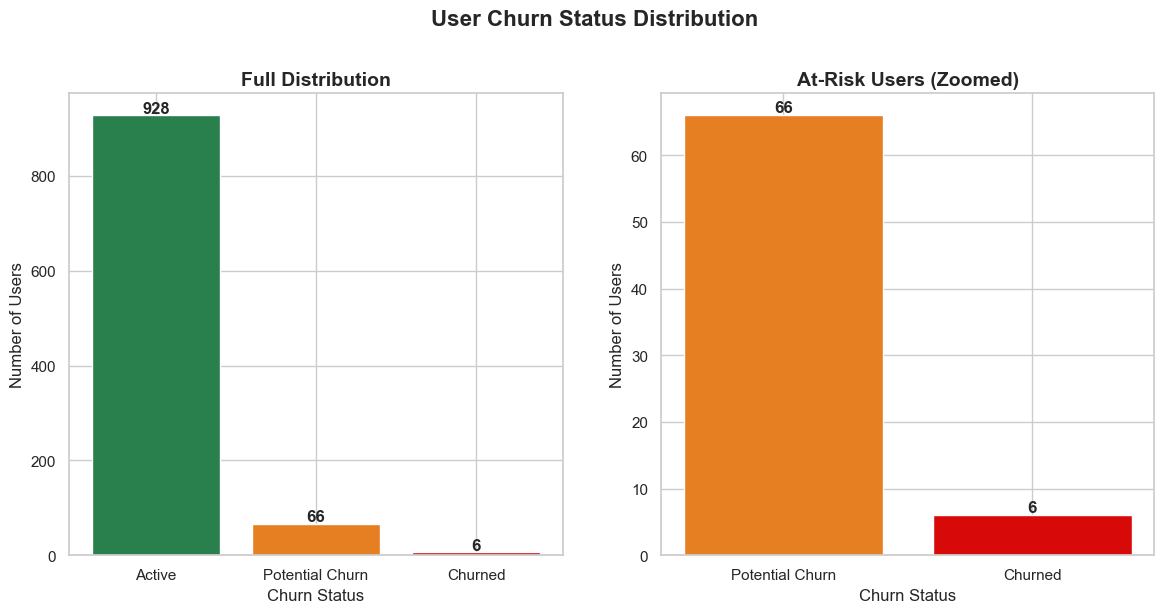
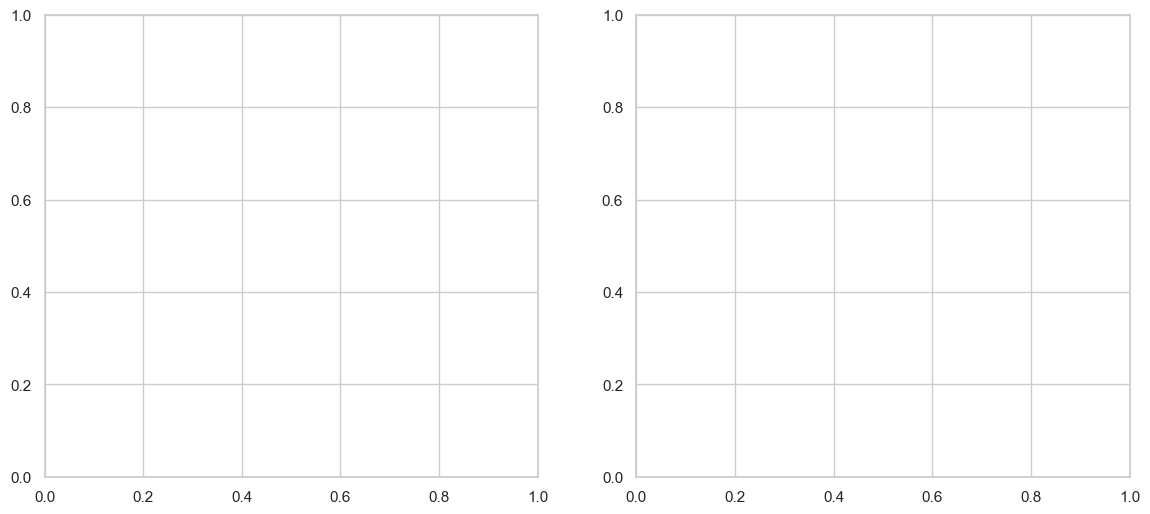
Unified diff of the notebook cell whose output changed from the first chart to the second:
--- before
+++ after
@@ -52,2 +52,4 @@
 
 fig.suptitle('User Churn Status Distribution', fontsize=16, fontweight='bold', y=1.02)
+plt.savefig(r'F:\Projects\User Retention Study\User Churn Analysis\reports\screenshots\churn_distribution.png', dpi=150, bbox_inches='tight')
+plt.show()

Commit: chart update